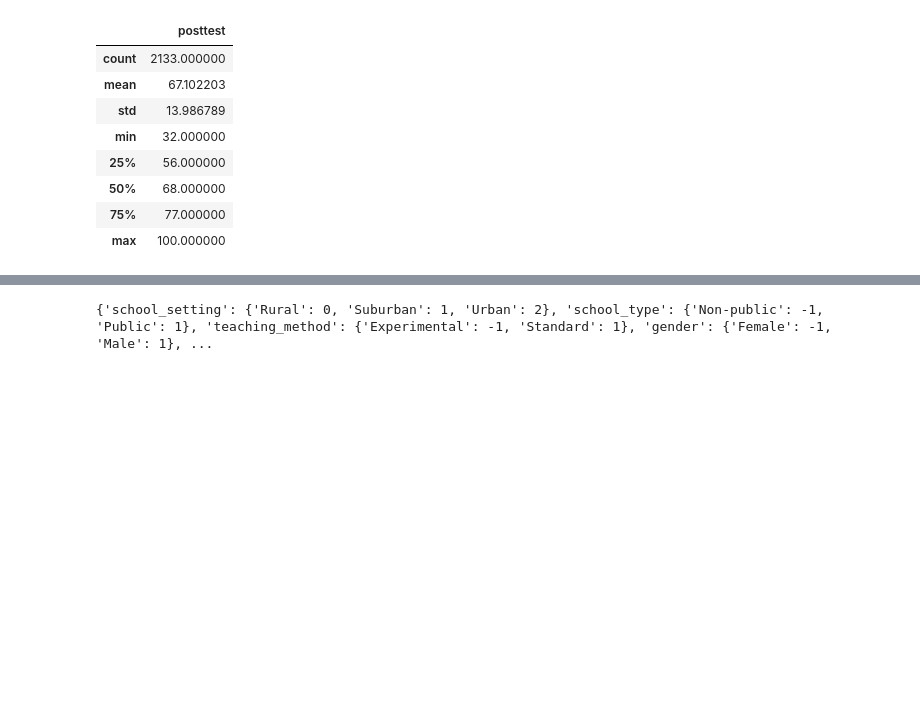
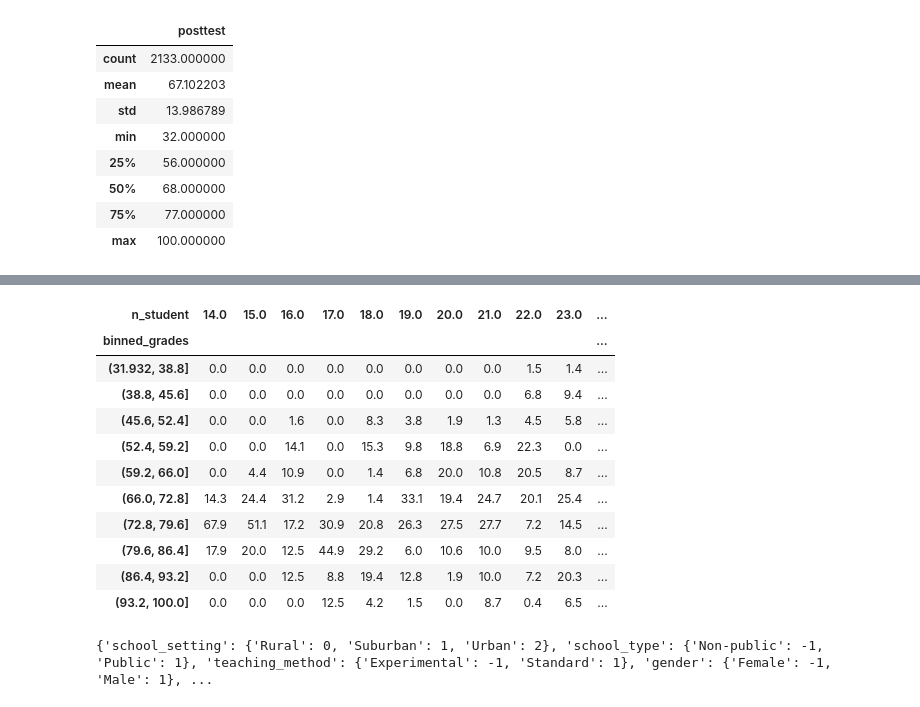
Before and after one commit to arieltl/proj2_cdados, a Jupyter notebook: projeto.ipynb, the cells around one changed output, grey strips where cells are left out. Drawn from its saved outputs; the diff is of its cells as text; code cells hidden in the pictures; blank space fills up the shorter version.

```diff
--- a/projeto.ipynb
+++ b/projeto.ipynb
@@ -64,0 +81,3 @@ f_data["binned_grades"] = pd.cut(f_data.posttest, bins=10)
+# %%
+f_data["binned_grades"] = pd.cut(f_data.posttest, bins=10)
+(pd.crosstab(f_data.binned_grades,f_data.gender,normalize="columns")*100).round(1)
@@ -64,0 +97,3 @@ f_data["binned_grades"] = pd.cut(f_data.posttest, bins=10)
+# %%
+f_data["binned_grades"] = pd.cut(f_data.posttest, bins=10)
+(pd.crosstab(f_data.binned_grades,f_data.school_setting,normalize="columns")*100).round(1)
@@ -64,0 +113,3 @@ f_data["binned_grades"] = pd.cut(f_data.posttest, bins=10)
+# %%
+f_data["binned_grades"] = pd.cut(f_data.posttest, bins=10)
+(pd.crosstab(f_data.binned_grades,f_data.lunch,normalize="columns")*100).round(1)
@@ -65,3 +129,19 @@ f_data["binned_grades"] = pd.cut(f_data.posttest, bins=10)
+# %%
+f_data["binned_grades"] = pd.cut(f_data.posttest, bins=10)
+(pd.crosstab(f_data.binned_grades,f_data.n_student,normalize="columns")*100).round(1)
+# %% [output]
+| n_student | 14.0 | 15.0 | 16.0 | 17.0 | 18.0 | 19.0 | 20.0 | 21.0 | 22.0 | 23.0 | ... |
+| binned_grades |  |  |  |  |  |  |  |  |  |  | ... |
+| (31.932, 38.8] | 0.0 | 0.0 | 0.0 | 0.0 | 0.0 | 0.0 | 0.0 | 0.0 | 1.5 | 1.4 | ... |
+| (38.8, 45.6] | 0.0 | 0.0 | 0.0 | 0.0 | 0.0 | 0.0 | 0.0 | 0.0 | 6.8 | 9.4 | ... |
+| (45.6, 52.4] | 0.0 | 0.0 | 1.6 | 0.0 | 8.3 | 3.8 | 1.9 | 1.3 | 4.5 | 5.8 | ... |
+| (52.4, 59.2] | 0.0 | 0.0 | 14.1 | 0.0 | 15.3 | 9.8 | 18.8 | 6.9 | 22.3 | 0.0 | ... |
+| (59.2, 66.0] | 0.0 | 4.4 | 10.9 | 0.0 | 1.4 | 6.8 | 20.0 | 10.8 | 20.5 | 8.7 | ... |
+| (66.0, 72.8] | 14.3 | 24.4 | 31.2 | 2.9 | 1.4 | 33.1 | 19.4 | 24.7 | 20.1 | 25.4 | ... |
+| (72.8, 79.6] | 67.9 | 51.1 | 17.2 | 30.9 | 20.8 | 26.3 | 27.5 | 27.7 | 7.2 | 14.5 | ... |
+| (79.6, 86.4] | 17.9 | 20.0 | 12.5 | 44.9 | 29.2 | 6.0 | 10.6 | 10.0 | 9.5 | 8.0 | ... |
+| (86.4, 93.2] | 0.0 | 0.0 | 12.5 | 8.8 | 19.4 | 12.8 | 1.9 | 10.0 | 7.2 | 20.3 | ... |
+| (93.2, 100.0] | 0.0 | 0.0 | 0.0 | 12.5 | 4.2 | 1.5 | 0.0 | 8.7 | 0.4 | 6.5 | ... |
 # %%
 data = f_data.copy()
 categories = dict()
```
Also changed, not shown: parts of 8 cells of this notebook.
